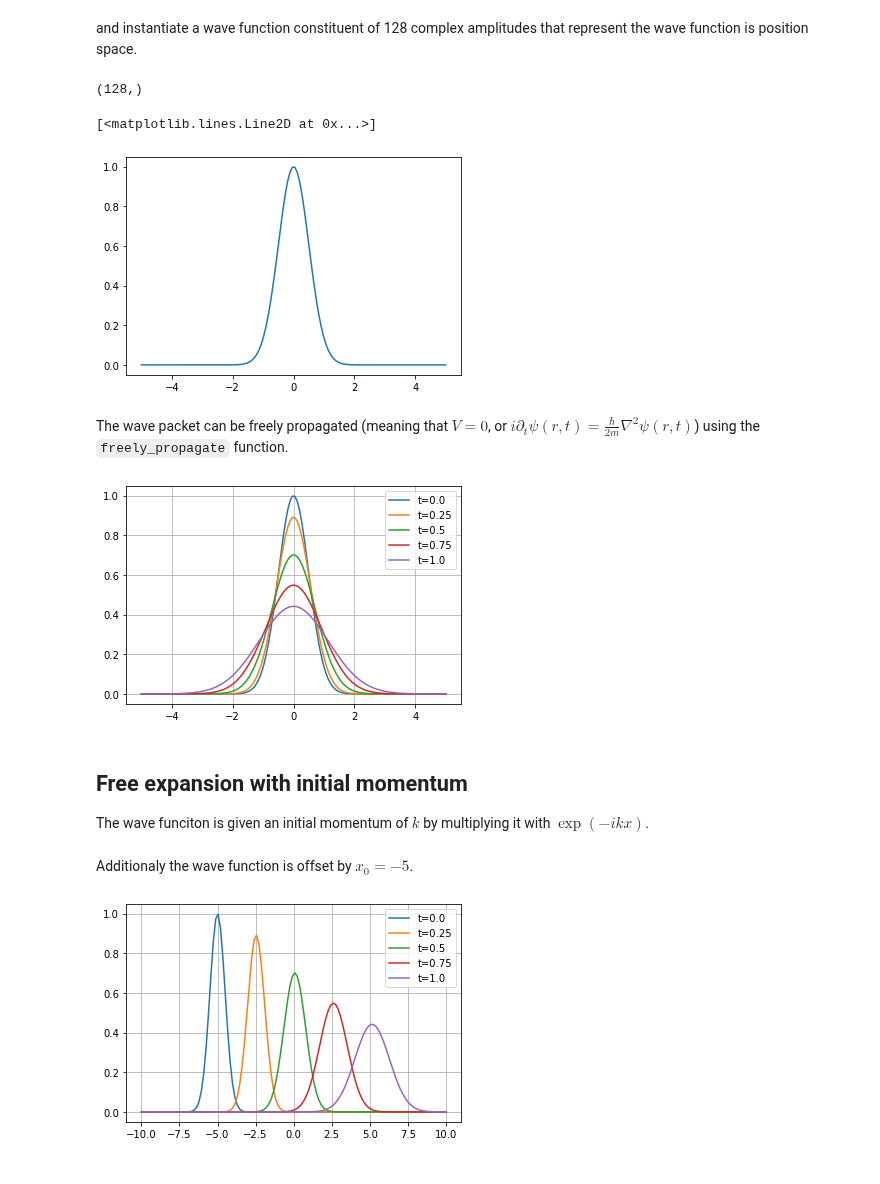
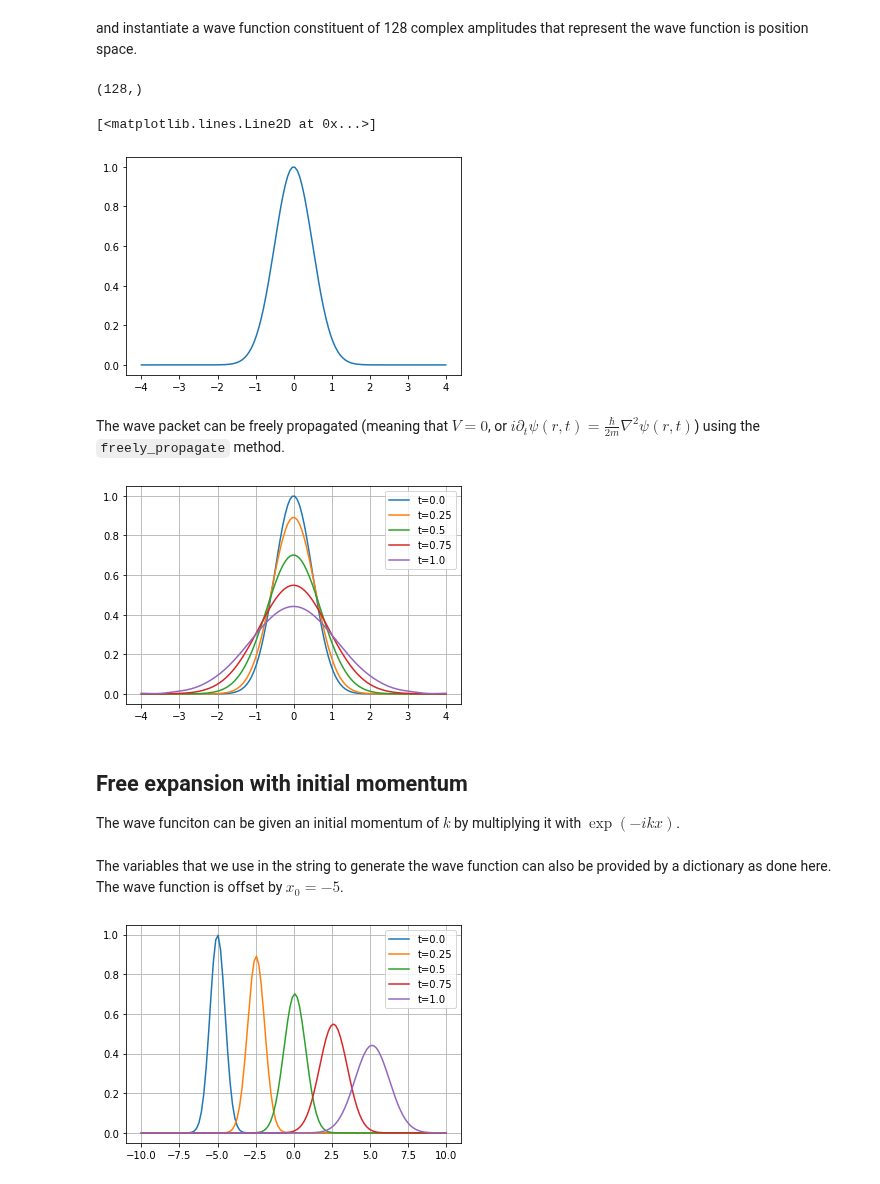
Before and after one commit to savowe/pytalises, a Jupyter notebook: docs/source/examples.ipynb, the cells around one changed output. Cells and saved outputs as stored; diff of their text form; code cells hidden in the pictures.

```diff
--- a/docs/source/examples.ipynb
+++ b/docs/source/examples.ipynb
@@ -10,15 +10,15 @@ import matplotlib.pyplot as plt
 and instantiate a wave function constituent of 128 complex amplitudes that represent the wave function is position space.
 # %%
 psi = pt.Wavefunction("exp(-x**2)",
-    number_of_grid_points=(128,), spatial_ext=(-5,5))
+    number_of_grid_points=(128,), spatial_ext=(-4,4))
 print(psi.amp.shape)
 plt.plot(psi.r, np.abs(psi.amp)**2)
 # %% [output]
 (128,)
 [<matplotlib.lines.Line2D at 0x...>]
-[figure, old version]
+[figure, new version]
 # %% [markdown]
-The wave packet can be freely propagated (meaning that $V=0$, or $i\partial_t \psi (r,t)=\frac{\hbar}{2m}\nabla^2 \psi(r,t)$) using the `freely_propagate` function.
+The wave packet can be freely propagated (meaning that $V=0$, or $i\partial_t \psi (r,t)=\frac{\hbar}{2m}\nabla^2 \psi(r,t)$) using the `freely_propagate` method.
 # %%
 for i in range(5):
     plt.plot(psi.r, np.abs(psi.amp)**2, label="t="+str(psi.t))
@@ -26,14 +26,14 @@ for i in range(5):
 plt.legend()
 plt.grid()
 # %% [output]
-[figure, old version]
+[figure, new version]
 # %% [markdown]
 ## Free expansion with initial momentum
-The wave funciton is given an initial momentum of $k$ by multiplying it with $\exp (-ikx)$.
+The wave funciton can be given an initial momentum of $k$ by multiplying it with $\exp (-ikx)$.
 # %%
 psi = pt.Wavefunction('exp(-(x-x0)**2)*exp(-1j*k*x)',
     variables={'x0': -5.0, 'k': 10.0}, number_of_grid_points=(128,),
     spatial_ext=(-10,10))
-# %% [markdown]
-Additionaly the wave function is offset by $x_0 = -5$.
+# %% [markdown]
+The variables that we use in the string to generate the wave function can also be provided by a dictionary as done here. The wave function is offset by $x_0 = -5$.
 # %%
```
Also changed, not shown: parts of 3 cells of this notebook.
